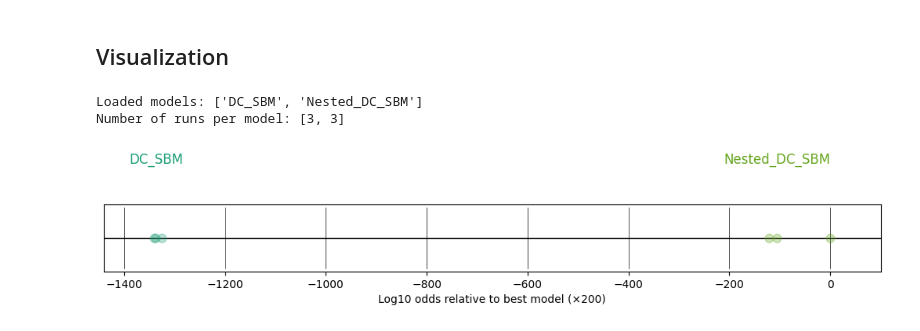
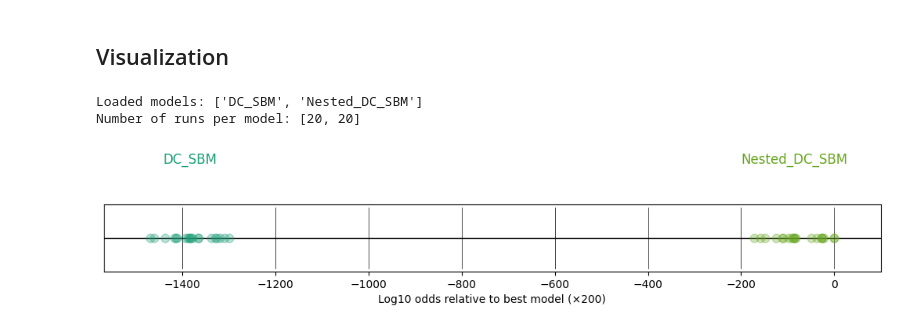
Before and after one commit to DvorakovaA/ChantNets, a Jupyter notebook: experiments/source_similarity.ipynb, the cells around one changed output. Cells and saved outputs as stored; diff of their text form; code cells hidden in the pictures.

```diff
--- a/experiments/source_similarity.ipynb
+++ b/experiments/source_similarity.ipynb
@@ -78,7 +80,9 @@ model = sbmodel.SBModel()
 model.load_graph('nets/source_feast_bi_graph.gt')
 # %% [output]
 Loaded graph with 2878 vertices, 65700 edges
+# %%
+N_INIT = 20
 # %%
-model.fit_sbm(n_init=3)
+model.fit_sbm(n_init=N_INIT)
 # %% [output]
 Fitting SBM to graph with 2878 vertices and 65700 edges...
@@ -93,4 +107,4 @@ model.save_states("models/dc_sbm_model.pickle")
 # %%
-model.fit_nested_sbm(n_init=3)
+model.fit_nested_sbm(n_init=N_INIT)
 # %% [output]
 Fitting nested SBM to graph with 2878 vertices and 65700 edges...
@@ -111,7 +135,9 @@ from sbmodel import SBModel
 
 
 def load_models(paths):
-    """Load models and return entropy traces."""
+    """
+    Load models and return entropy traces.
+    """
     out = {}
     for name, path in paths.items():
         m = SBModel()
@@ -124,7 +150,9 @@ def load_models(paths):
 
 
 def compute_log_odds(entropies):
-    """Convert entropies to log-likelihood odds."""
+    """
+    Convert entropies to log-likelihood odds.
+    """
     sigma_min = min(v for runs in entropies.values() for v in runs)
     return {
         m: [(val - sigma_min) * -np.log10(2.0) for val in vals]
@@ -133,7 +161,9 @@ def compute_log_odds(entropies):
 
 
 def plot_model_comparison(log_odds, out_path):
-    """Plot log-likelihood differences across models."""
+    """
+    Plot log-likelihood differences across models.
+    """
     cmap = plt.colormaps['Dark2']
     colours = {m: cmap(i / len(log_odds)) for i, m in enumerate(log_odds)}
 
@@ -162,16 +192,16 @@ def plot_model_comparison(log_odds, out_path):
 # %%
 import os
 os.makedirs("visual", exist_ok = True)
 
 model_paths = {
-    "DC_SBM": "models/dc_sbm_model.pickle",
-    "Nested_DC_SBM": "models/nested_dc_sbm_model.pickle"
+    "DC_SBM": f"models/dc_sbm_model_{N_INIT}_min_{MIN_CHANTS_PER_SOURCE}.pickle",
+    "Nested_DC_SBM": f"models/nested_dc_sbm_model_{N_INIT}_min_{MIN_CHANTS_PER_SOURCE}.pickle"
 }
 
 entropies = load_models(model_paths)
 log_odds = compute_log_odds(entropies)
-plot_model_comparison(log_odds, "visual/figure2_model_comparison.pdf")
+plot_model_comparison(log_odds, "visual/model_comparison_{N_INIT}_min_{MIN_CHANTS_PER_SOURCE}.pdf")
 # %% [output]
 Loaded models: ['DC_SBM', 'Nested_DC_SBM']
-Number of runs per model: [3, 3]
+Number of runs per model: [20, 20]
-[figure, old version]
+[figure, new version]
```
Also changed, not shown: parts of 9 cells of this notebook, 8 other files.
